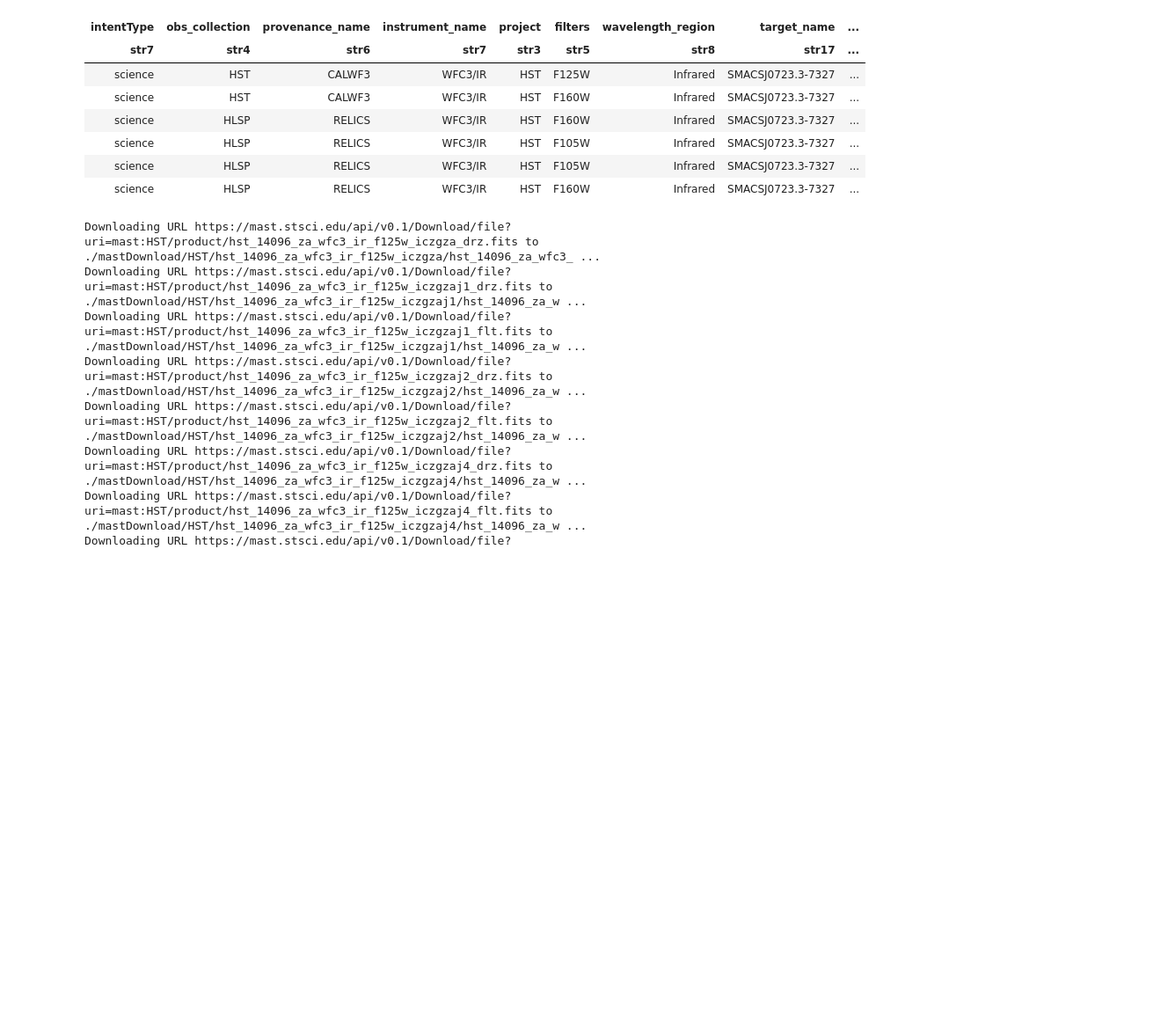
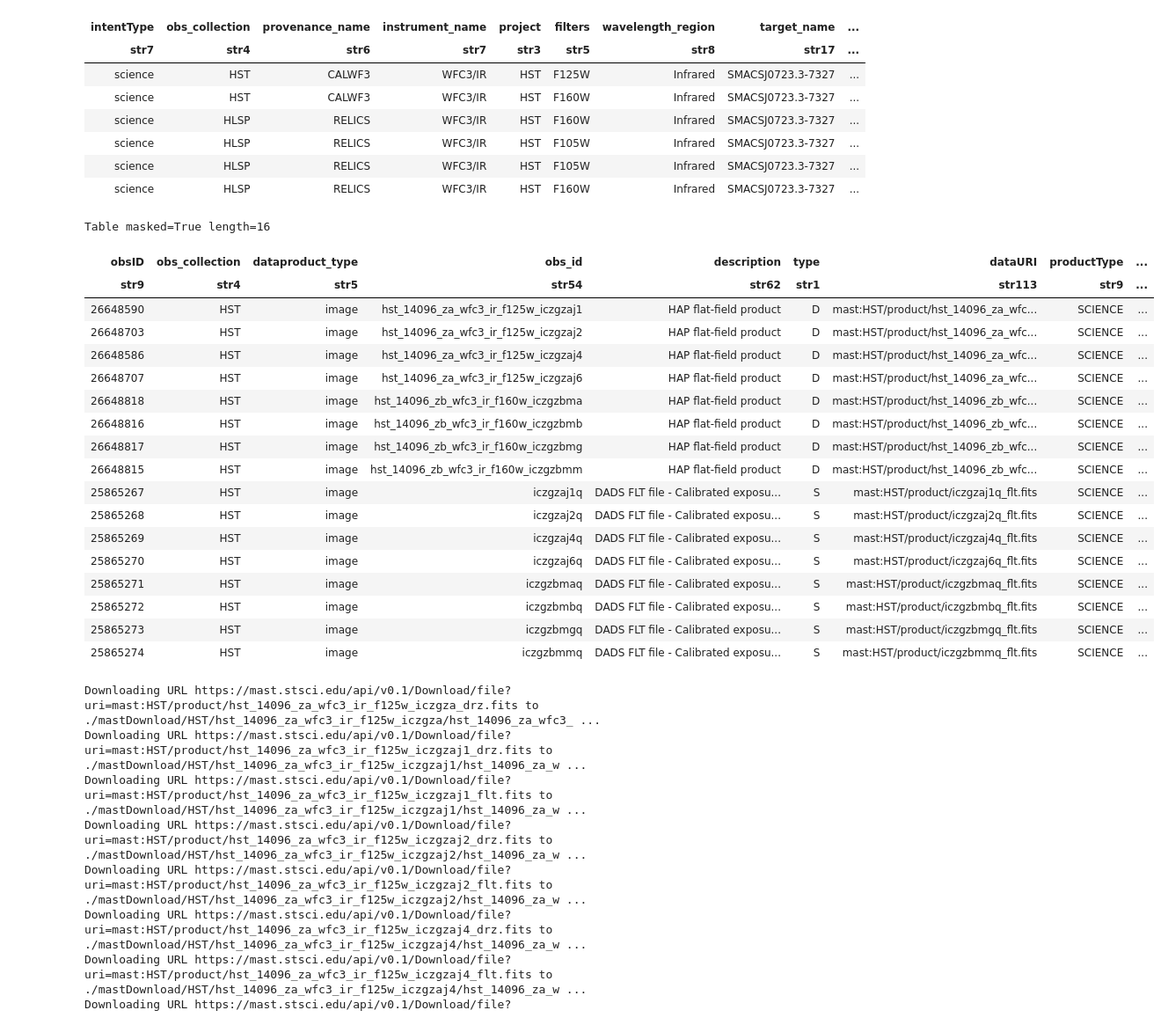
Before and after one commit to AlexandreAdam/DeblendingGalaxies, a Jupyter notebook: notebooks/smacs_targets_preprocessing.ipynb, the cells around one changed output. Shown at 88% size. Saved outputs shown, nothing was run; the diff lists cells and outputs as text; code cells hidden in the pictures; blank space fills up the shorter version.

```diff
--- a/notebooks/smacs_targets_preprocessing.ipynb
+++ b/notebooks/smacs_targets_preprocessing.ipynb
@@ -127,7 +127,30 @@ Table masked=True length=6
 # toi
 # %%
 products = Observations.get_product_list(obs_table)
-filtered_products = Observations.filter_products(products, mrp_only=False, productSubGroupDescription=['FLC', 'FLT', "DRZ"])
+# filtered_products = Observations.filter_products(products, mrp_only=False, productSubGroupDescription=['FLC', 'FLT', "DRZ"])
+filtered_products = Observations.filter_products(products, mrp_only=False, productSubGroupDescription=['FLT'])
+# %%
+filtered_products
+# %% [output]
+Table masked=True length=16
+| obsID | obs_collection | dataproduct_type | obs_id | description | type | dataURI | productType | ... |
+| str9 | str4 | str5 | str54 | str62 | str1 | str113 | str9 | ... |
+| 26648590 | HST | image | hst_14096_za_wfc3_ir_f125w_iczgzaj1 | HAP flat-field product | D | mast:HST/product/hst_14096_za_wfc... | SCIENCE | ... |
+| 26648703 | HST | image | hst_14096_za_wfc3_ir_f125w_iczgzaj2 | HAP flat-field product | D | mast:HST/product/hst_14096_za_wfc... | SCIENCE | ... |
+| 26648586 | HST | image | hst_14096_za_wfc3_ir_f125w_iczgzaj4 | HAP flat-field product | D | mast:HST/product/hst_14096_za_wfc... | SCIENCE | ... |
+| 26648707 | HST | image | hst_14096_za_wfc3_ir_f125w_iczgzaj6 | HAP flat-field product | D | mast:HST/product/hst_14096_za_wfc... | SCIENCE | ... |
+| 26648818 | HST | image | hst_14096_zb_wfc3_ir_f160w_iczgzbma | HAP flat-field product | D | mast:HST/product/hst_14096_zb_wfc... | SCIENCE | ... |
+| 26648816 | HST | image | hst_14096_zb_wfc3_ir_f160w_iczgzbmb | HAP flat-field product | D | mast:HST/product/hst_14096_zb_wfc... | SCIENCE | ... |
+| 26648817 | HST | image | hst_14096_zb_wfc3_ir_f160w_iczgzbmg | HAP flat-field product | D | mast:HST/product/hst_14096_zb_wfc... | SCIENCE | ... |
+| 26648815 | HST | image | hst_14096_zb_wfc3_ir_f160w_iczgzbmm | HAP flat-field product | D | mast:HST/product/hst_14096_zb_wfc... | SCIENCE | ... |
+| 25865267 | HST | image | iczgzaj1q | DADS FLT file - Calibrated exposu... | S | mast:HST/product/iczgzaj1q_flt.fits | SCIENCE | ... |
+| 25865268 | HST | image | iczgzaj2q | DADS FLT file - Calibrated exposu... | S | mast:HST/product/iczgzaj2q_flt.fits | SCIENCE | ... |
+| 25865269 | HST | image | iczgzaj4q | DADS FLT file - Calibrated exposu... | S | mast:HST/product/iczgzaj4q_flt.fits | SCIENCE | ... |
+| 25865270 | HST | image | iczgzaj6q | DADS FLT file - Calibrated exposu... | S | mast:HST/product/iczgzaj6q_flt.fits | SCIENCE | ... |
+| 25865271 | HST | image | iczgzbmaq | DADS FLT file - Calibrated exposu... | S | mast:HST/product/iczgzbmaq_flt.fits | SCIENCE | ... |
+| 25865272 | HST | image | iczgzbmbq | DADS FLT file - Calibrated exposu... | S | mast:HST/product/iczgzbmbq_flt.fits | SCIENCE | ... |
+| 25865273 | HST | image | iczgzbmgq | DADS FLT file - Calibrated exposu... | S | mast:HST/product/iczgzbmgq_flt.fits | SCIENCE | ... |
+| 25865274 | HST | image | iczgzbmmq | DADS FLT file - Calibrated exposu... | S | mast:HST/product/iczgzbmmq_flt.fits | SCIENCE | ... |
 # %%
 # Directly download them (below is my old way of doing the same thing)
 dl_tbl = Observations.download_products(filtered_products, mrp_only=False)
```
Also changed, not shown: parts of 1 cell of this notebook, 2 other files.
